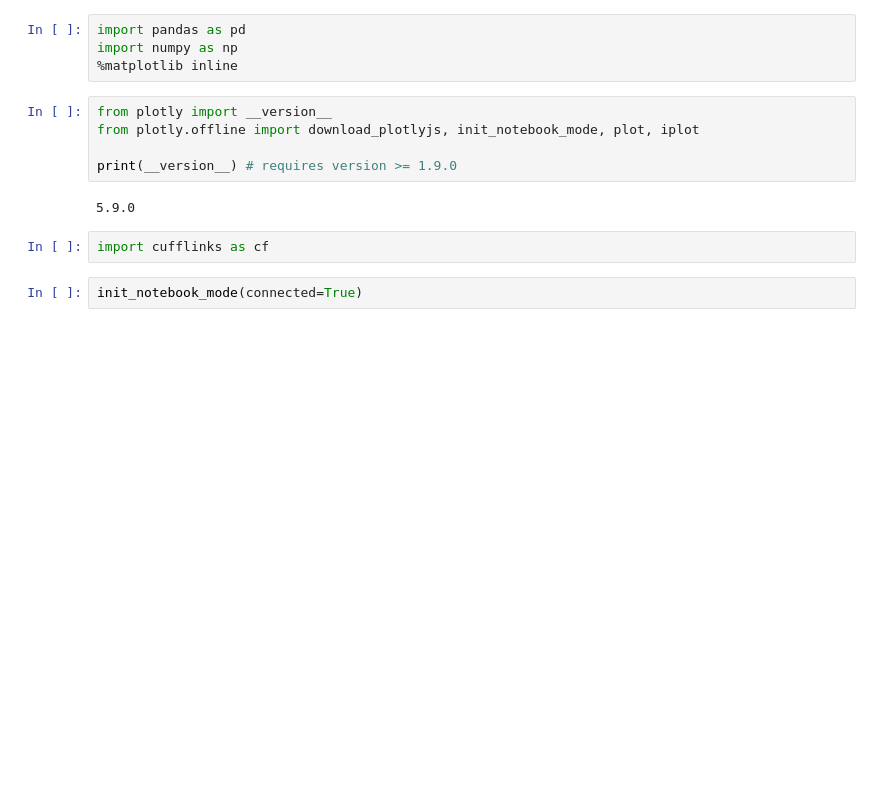
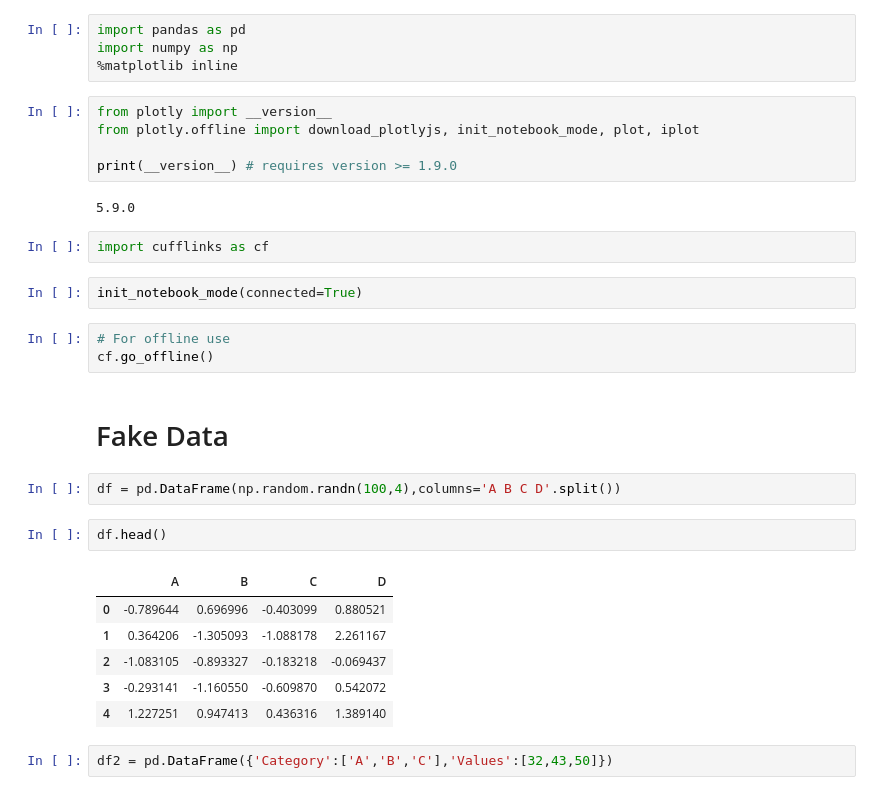
Before and after one commit to ridelsam/DataScience-ML, a Jupyter notebook: 06Plotly/plotly-cufflinks.ipynb, the cells around one changed output. Drawn from its saved outputs; the diff is of its cells as text; blank space fills up the shorter version.

```diff
--- a/06Plotly/plotly-cufflinks.ipynb
+++ b/06Plotly/plotly-cufflinks.ipynb
@@ -13,3 +13,21 @@ print(__version__) # requires version >= 1.9.0
 import cufflinks as cf
 # %%
 init_notebook_mode(connected=True)
+# %%
+# For offline use
+cf.go_offline()
+# %% [markdown]
+# Fake Data
+# %%
+df = pd.DataFrame(np.random.randn(100,4),columns='A B C D'.split())
+# %%
+df.head()
+# %% [output]
+|  | A | B | C | D |
+| 0 | -0.789644 | 0.696996 | -0.403099 | 0.880521 |
+| 1 | 0.364206 | -1.305093 | -1.088178 | 2.261167 |
+| 2 | -1.083105 | -0.893327 | -0.183218 | -0.069437 |
+| 3 | -0.293141 | -1.160550 | -0.609870 | 0.542072 |
+| 4 | 1.227251 | 0.947413 | 0.436316 | 1.389140 |
+# %%
+df2 = pd.DataFrame({'Category':['A','B','C'],'Values':[32,43,50]})
```
Also changed, not shown: parts of 16 cells of this notebook.
